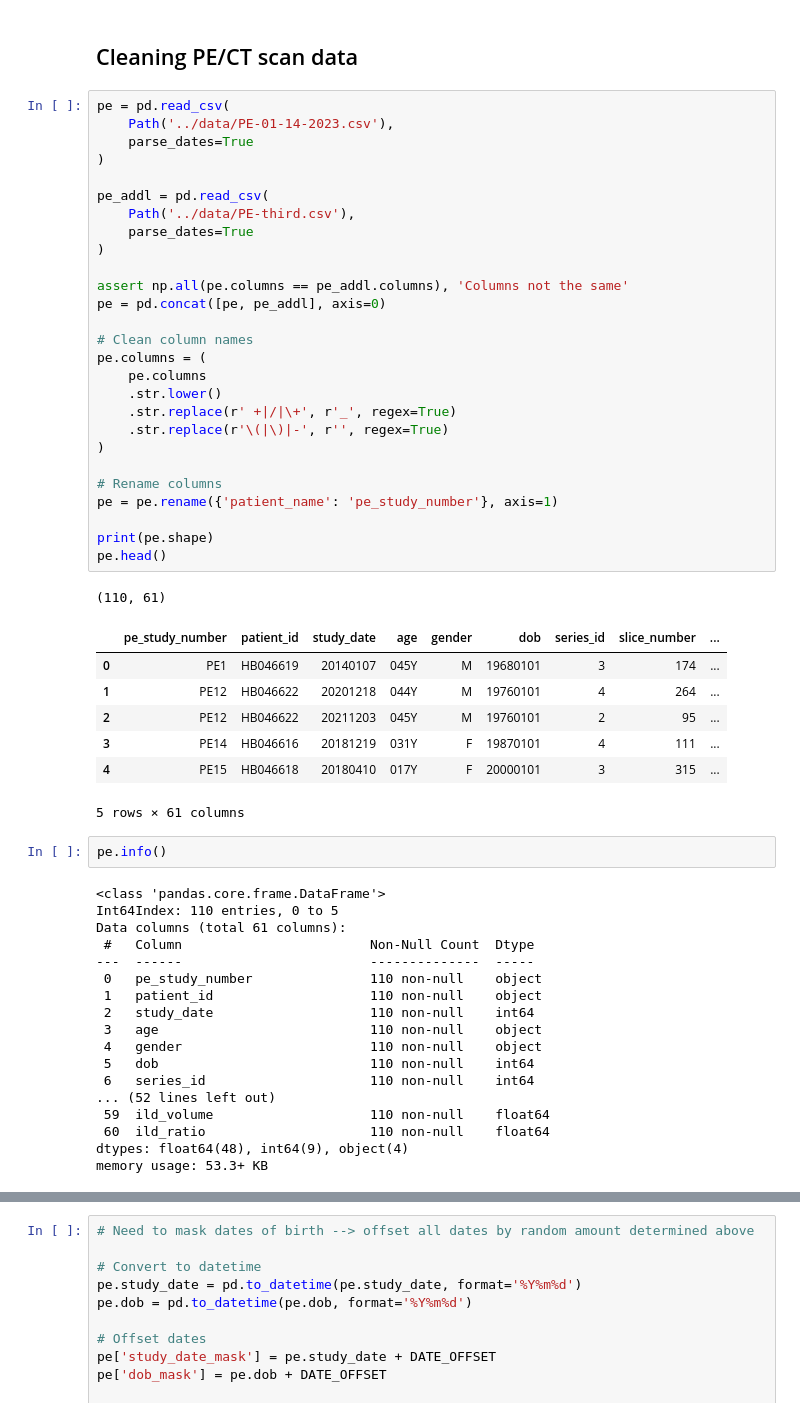
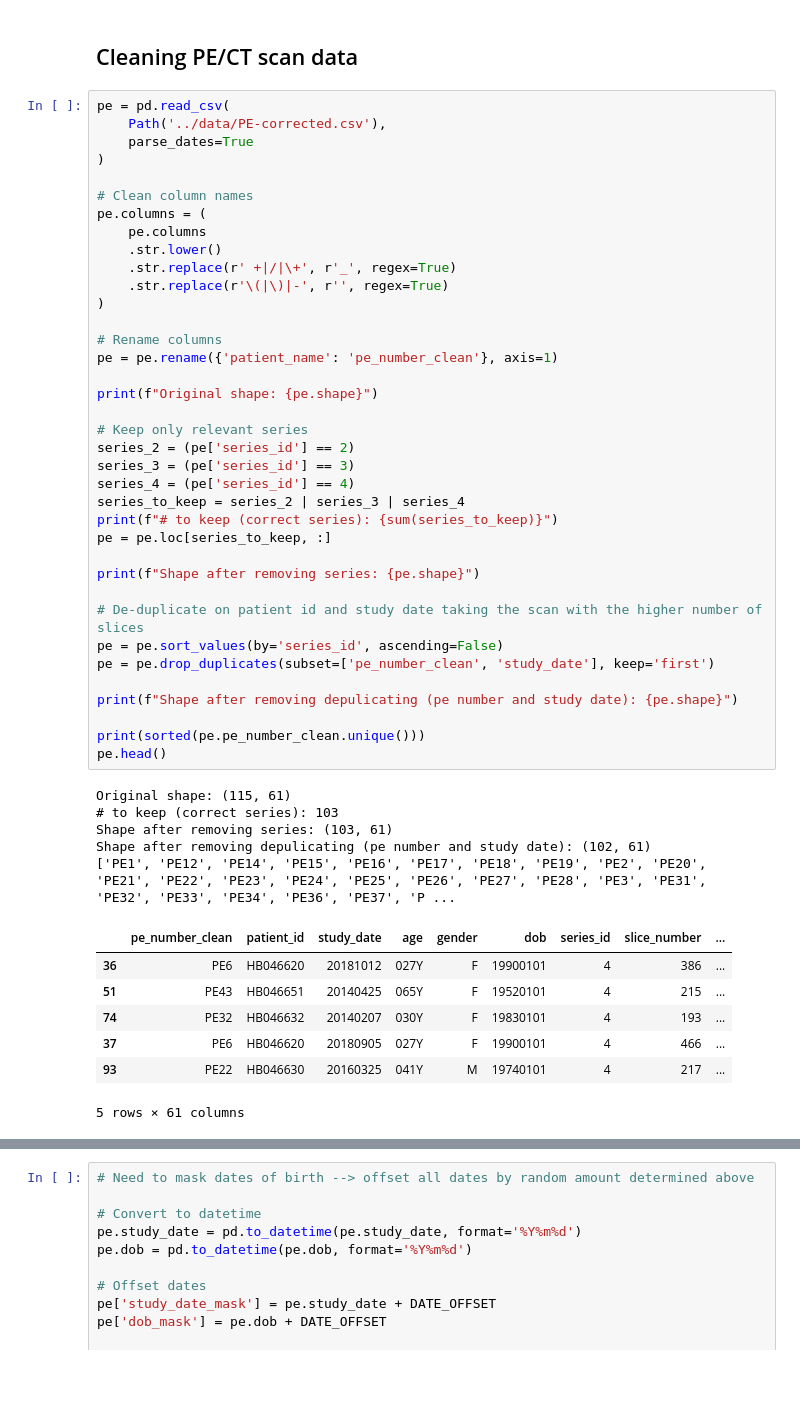
Before and after one commit to qaust/iCPET, a Jupyter notebook: src/cleaning.ipynb, the cells around one changed output, grey strips where cells are left out. Cells and saved outputs as stored; diff of their text form; blank space fills up the shorter version.

```diff
--- a/src/cleaning.ipynb
+++ b/src/cleaning.ipynb
@@ -182,57 +201,51 @@ clinical.head()
 ## Cleaning PE/CT scan data
 # %%
 pe = pd.read_csv(
-	Path('../data/PE-01-14-2023.csv'),
+	Path('../data/PE-corrected.csv'),
 	parse_dates=True
 )
-
-pe_addl = pd.read_csv(
-    Path('../data/PE-third.csv'),
-	parse_dates=True
-)
-
-assert np.all(pe.columns == pe_addl.columns), 'Columns not the same'
-pe = pd.concat([pe, pe_addl], axis=0)
 
 # Clean column names
 pe.columns = (
 	pe.columns
 	.str.lower()
 	.str.replace(r' +|/|\+', r'_', regex=True)
 	.str.replace(r'\(|\)|-', r'', regex=True)
 )
 
 # Rename columns
-pe = pe.rename({'patient_name': 'pe_study_number'}, axis=1)
+pe = pe.rename({'patient_name': 'pe_number_clean'}, axis=1)
 
-print(pe.shape)
+print(f"Original shape: {pe.shape}")
+
+# Keep only relevant series
+series_2 = (pe['series_id'] == 2)
+series_3 = (pe['series_id'] == 3)
+series_4 = (pe['series_id'] == 4)
+series_to_keep = series_2 | series_3 | series_4
+print(f"# to keep (correct series): {sum(series_to_keep)}")
+pe = pe.loc[series_to_keep, :]
+
+print(f"Shape after removing series: {pe.shape}")
+
+# De-duplicate on patient id and study date taking the scan with the higher number of slices
+pe = pe.sort_values(by='series_id', ascending=False)
+pe = pe.drop_duplicates(subset=['pe_number_clean', 'study_date'], keep='first')
+
+print(f"Shape after removing depulicating (pe number and study date): {pe.shape}")
+
+print(sorted(pe.pe_number_clean.unique()))
 pe.head()
 # %% [output]
-(110, 61)
+Original shape: (115, 61)
+# to keep (correct series): 103
+Shape after removing series: (103, 61)
+Shape after removing depulicating (pe number and study date): (102, 61)
+['PE1', 'PE12', 'PE14', 'PE15', 'PE16', 'PE17', 'PE18', 'PE19', 'PE2', 'PE20', 'PE21', 'PE22', 'PE23', 'PE24', 'PE25', 'PE26', 'PE27', 'PE28', 'PE3', 'PE31', 'PE32', 'PE33', 'PE34', 'PE36', 'PE37', 'P ...
-|  | pe_study_number | patient_id | study_date | age | gender | dob | series_id | slice_number | ... |
-| 0 | PE1 | HB046619 | 20140107 | 045Y | M | 19680101 | 3 | 174 | ... |
-| 1 | PE12 | HB046622 | 20201218 | 044Y | M | 19760101 | 4 | 264 | ... |
-| 2 | PE12 | HB046622 | 20211203 | 045Y | M | 19760101 | 2 | 95 | ... |
-| 3 | PE14 | HB046616 | 20181219 | 031Y | F | 19870101 | 4 | 111 | ... |
-| 4 | PE15 | HB046618 | 20180410 | 017Y | F | 20000101 | 3 | 315 | ... |
+|  | pe_number_clean | patient_id | study_date | age | gender | dob | series_id | slice_number | ... |
+| 36 | PE6 | HB046620 | 20181012 | 027Y | F | 19900101 | 4 | 386 | ... |
+| 51 | PE43 | HB046651 | 20140425 | 065Y | F | 19520101 | 4 | 215 | ... |
+| 74 | PE32 | HB046632 | 20140207 | 030Y | F | 19830101 | 4 | 193 | ... |
+| 37 | PE6 | HB046620 | 20180905 | 027Y | F | 19900101 | 4 | 466 | ... |
+| 93 | PE22 | HB046630 | 20160325 | 041Y | M | 19740101 | 4 | 217 | ... |
 5 rows × 61 columns
-# %%
-pe.info()
-# %% [output]
-<class 'pandas.core.frame.DataFrame'>
-Int64Index: 110 entries, 0 to 5
-Data columns (total 61 columns):
- #   Column                        Non-Null Count  Dtype
----  ------                        --------------  -----
- 0   pe_study_number               110 non-null    object
- 1   patient_id                    110 non-null    object
- 2   study_date                    110 non-null    int64
- 3   age                           110 non-null    object
- 4   gender                        110 non-null    object
- 5   dob                           110 non-null    int64
- 6   series_id                     110 non-null    int64
-... (52 lines left out)
- 59  ild_volume                    110 non-null    float64
- 60  ild_ratio                     110 non-null    float64
-dtypes: float64(48), int64(9), object(4)
-memory usage: 53.3+ KB
```
Also changed, not shown: parts of 21 cells of this notebook, 1 other file.
